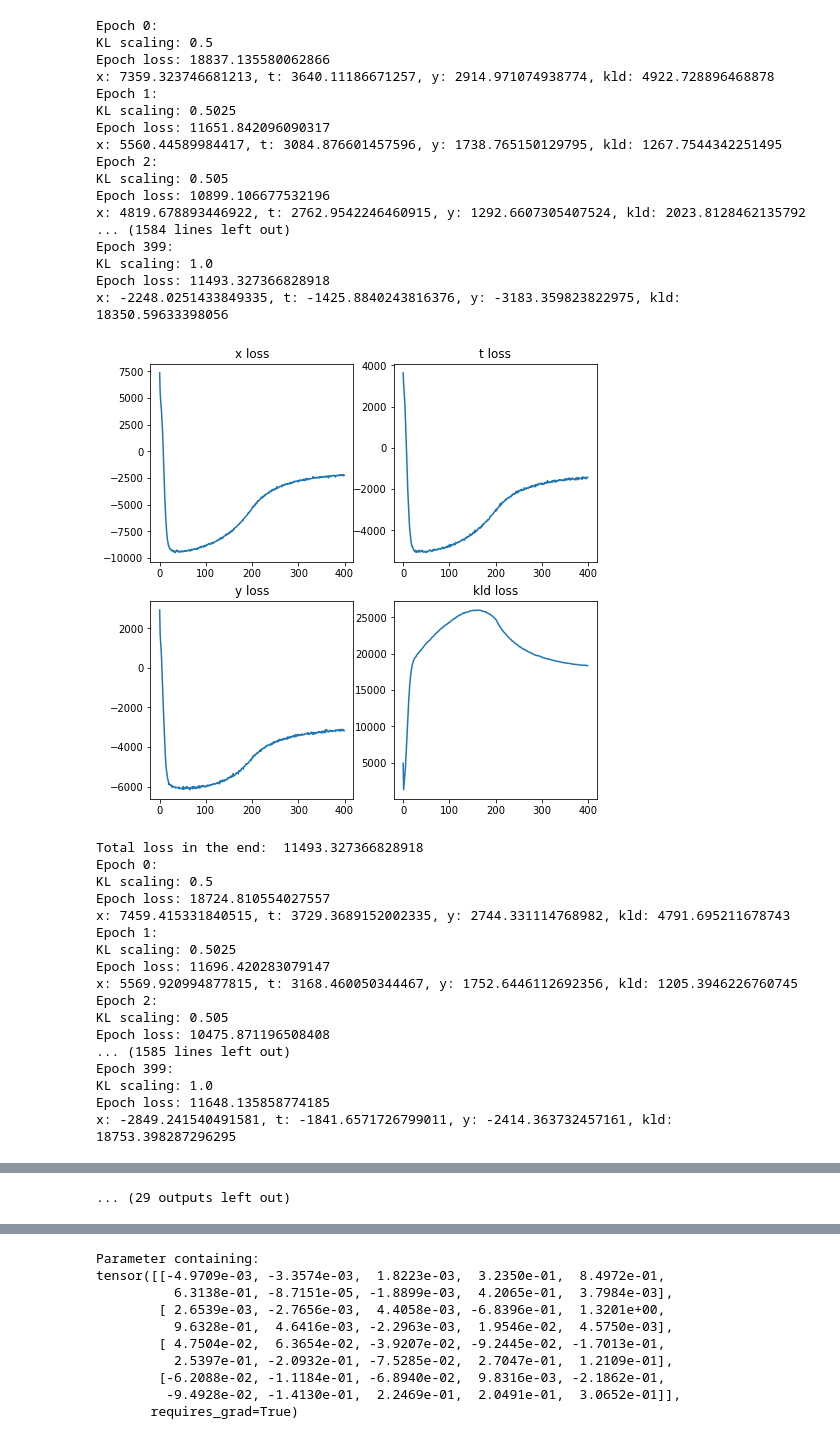
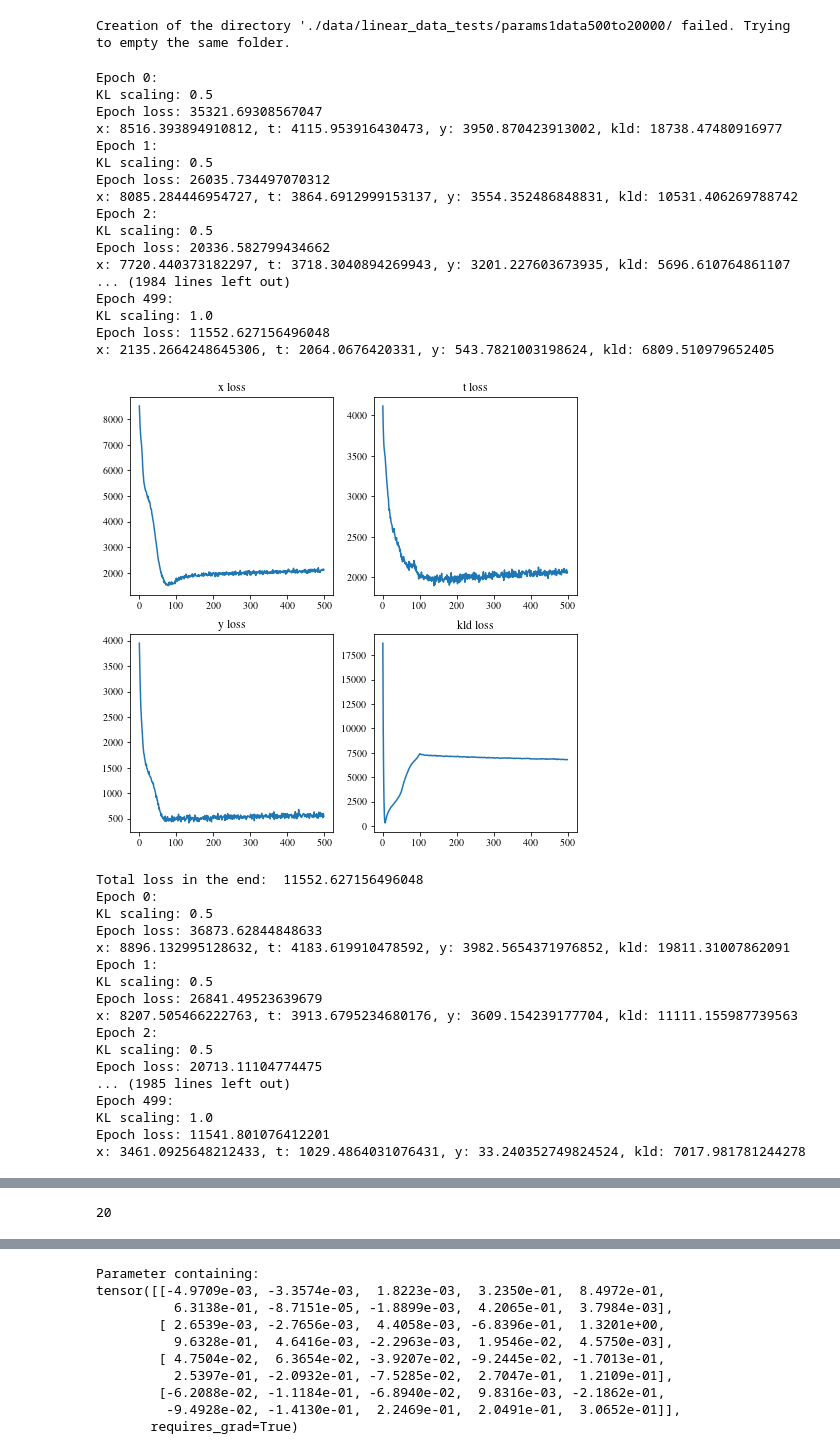
Before and after one commit to skwfz/cevae, a Jupyter notebook: KLScalingTest.ipynb, the cells around one changed output, grey strips where cells are left out. Drawn from its saved outputs; the diff is of its cells as text; code cells hidden in the pictures.

```diff
--- a/KLScalingTest.ipynb
+++ b/KLScalingTest.ipynb
@@ -20,9 +17,11 @@ dataparameters = [[dsize]+[c_x, c_t, c_yz, c_yt, s_x, s_t, s_y] for dsize in dat
 data_sub_folder = "params1data500to20000"
 param_times = 10
 dataparameters[1]
-dfs, datasets = create_dfs_datasets(linear_data_df, dataparameters, param_times=param_times, repeat=False,
-                    main_folder=main_folder, sub_folder=data_sub_folder, labels=datasize)
+#dfs, datasets = create_dfs_datasets(linear_data_df, dataparameters, param_times=param_times, repeat=False,
+#                    main_folder=main_folder, sub_folder=data_sub_folder, labels=datasize)
 dfs, datasets = load_dfs(main_folder, data_sub_folder, param_times=param_times)
 datasize = sorted([int(ds) for ds in dfs.keys()])
+# %% [output]
+Creation of the directory './data/linear_data_tests/params1data500to20000/ failed. Trying to empty the same folder.
 # %%
-dataloader = DataLoader(datasets['2000'][0])
+dataloader = DataLoader(datasets['2000'][1])
@@ -29,15 +34,15 @@ dataloader = DataLoader(datasets['2000'][0])
 # %%
-model_list = []
-losses_list = []
-modelparams_list = []
+#model_list = []
+#losses_list = []
+#modelparams_list = []
 
-for i in range(20):
+for i in range(2):
     BATCH_SIZE = 1000
     true_value = 0
     device = 'cpu'
 
-    num_epochs=400
-    lr_start=0.001
+    num_epochs=500
+    lr_start=0.0001
     lr_end=0.0001
     z_dim=10
     p_y_zt_nn_layers=0
@@ -49,61 +54,61 @@ for i in range(20):
     q_z_nn_layers=0
     q_z_nn_width=30
     t_mode=0
     y_mode=0
     x_mode=np.array([0,0])
     x_dim = 2
     ty_separate_enc=False
     z_mode=0
     plot_curves = True
     print_logs = True
 
-    kl_scaling_schedule = [[0,0.5,1],[0.5,1,1]]
+    kl_scaling_schedule = [[0,0.1,0.2,1],[0.5,0.5,1,1]]
 
     model, losses, modelparams = train_model(device, plot_curves, print_logs,
                   dataloader, num_epochs, lr_start, lr_end, x_dim, z_dim,
                   p_y_zt_nn_layers, p_y_zt_nn_width,
                   p_t_z_nn_layers, p_t_z_nn_width,
                   p_x_z_nn_layers, p_x_z_nn_width,
                   q_z_nn_layers, q_z_nn_width,
                   t_mode, y_mode, x_mode, ty_separate_enc,
                   z_mode, x_loss_scaling=1, common_stds=True, collect_params=True,
                 kl_scaling_schedule=kl_scaling_schedule)
     model_list.append(model)
     losses_list.append(losses)
     modelparams_list.append(modelparams)
 # %% [output]
 Epoch 0:
 KL scaling: 0.5
-Epoch loss: 18837.135580062866
-x: 7359.323746681213, t: 3640.11186671257, y: 2914.971074938774, kld: 4922.728896468878
+Epoch loss: 35321.69308567047
+x: 8516.393894910812, t: 4115.953916430473, y: 3950.870423913002, kld: 18738.47480916977
 Epoch 1:
-KL scaling: 0.5025
-Epoch loss: 11651.842096090317
-x: 5560.44589984417, t: 3084.876601457596, y: 1738.765150129795, kld: 1267.7544342251495
+KL scaling: 0.5
+Epoch loss: 26035.734497070312
+x: 8085.284446954727, t: 3864.6912999153137, y: 3554.352486848831, kld: 10531.406269788742
 Epoch 2:
-KL scaling: 0.505
-Epoch loss: 10899.106677532196
-x: 4819.678893446922, t: 2762.9542246460915, y: 1292.6607305407524, kld: 2023.8128462135792
-... (1584 lines left out)
-Epoch 399:
+KL scaling: 0.5
+Epoch loss: 20336.582799434662
+x: 7720.440373182297, t: 3718.3040894269943, y: 3201.227603673935, kld: 5696.610764861107
+... (1984 lines left out)
+Epoch 499:
 KL scaling: 1.0
-Epoch loss: 11493.327366828918
-x: -2248.0251433849335, t: -1425.8840243816376, y: -3183.359823822975, kld: 18350.59633398056
+Epoch loss: 11552.627156496048
+x: 2135.2664248645306, t: 2064.0676420331, y: 543.7821003198624, kld: 6809.510979652405
-[figure, old version]
+[figure, new version]
-Total loss in the end:  11493.327366828918
+Total loss in the end:  11552.627156496048
 Epoch 0:
 KL scaling: 0.5
-Epoch loss: 18724.810554027557
-x: 7459.415331840515, t: 3729.3689152002335, y: 2744.331114768982, kld: 4791.695211678743
+Epoch loss: 36873.62844848633
+x: 8896.132995128632, t: 4183.619910478592, y: 3982.5654371976852, kld: 19811.31007862091
 Epoch 1:
-KL scaling: 0.5025
-Epoch loss: 11696.420283079147
-x: 5569.920994877815, t: 3168.460050344467, y: 1752.6446112692356, kld: 1205.3946226760745
+KL scaling: 0.5
+Epoch loss: 26841.49523639679
+x: 8207.505466222763, t: 3913.6795234680176, y: 3609.154239177704, kld: 11111.155987739563
 Epoch 2:
-KL scaling: 0.505
-Epoch loss: 10475.871196508408
-... (1585 lines left out)
-Epoch 399:
+KL scaling: 0.5
+Epoch loss: 20713.11104774475
+... (1985 lines left out)
+Epoch 499:
 KL scaling: 1.0
-Epoch loss: 11648.135858774185
-x: -2849.241540491581, t: -1841.6571726799011, y: -2414.363732457161, kld: 18753.398287296295
+Epoch loss: 11541.801076412201
+x: 3461.0925648212433, t: 1029.4864031076431, y: 33.240352749824524, kld: 7017.981781244278
@@ -183,4 +117,7 @@ x: -3109.7617629766464, t: -1818.9966942071915, y: -2360.218329668045, kld: 1875
-... (29 outputs left out)
+# %%
+len(model_list)
+# %% [output]
+20
 # %%
 len(modelparams_list)
 # %% [output]
```
Also changed, not shown: parts of 22 cells of this notebook, 3 other files.
